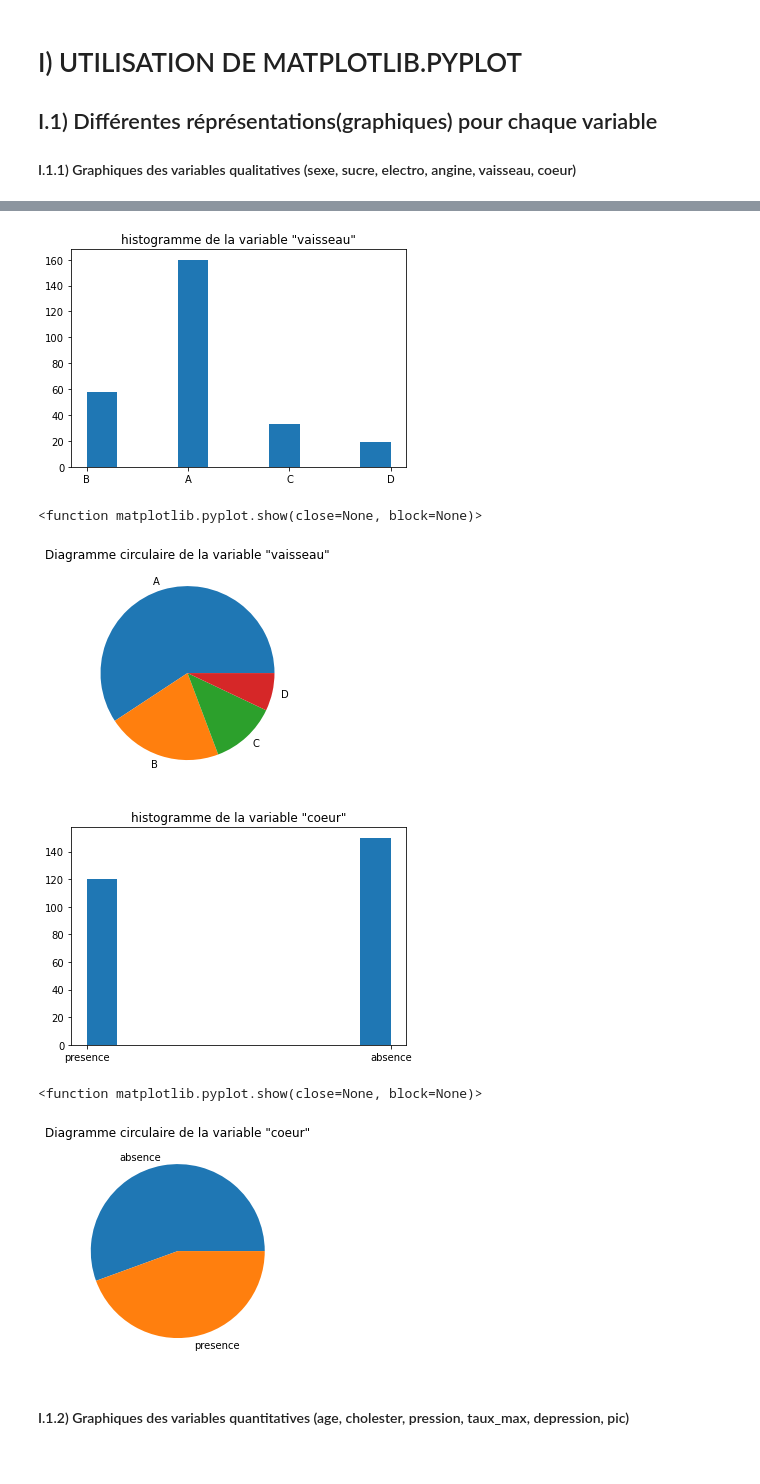
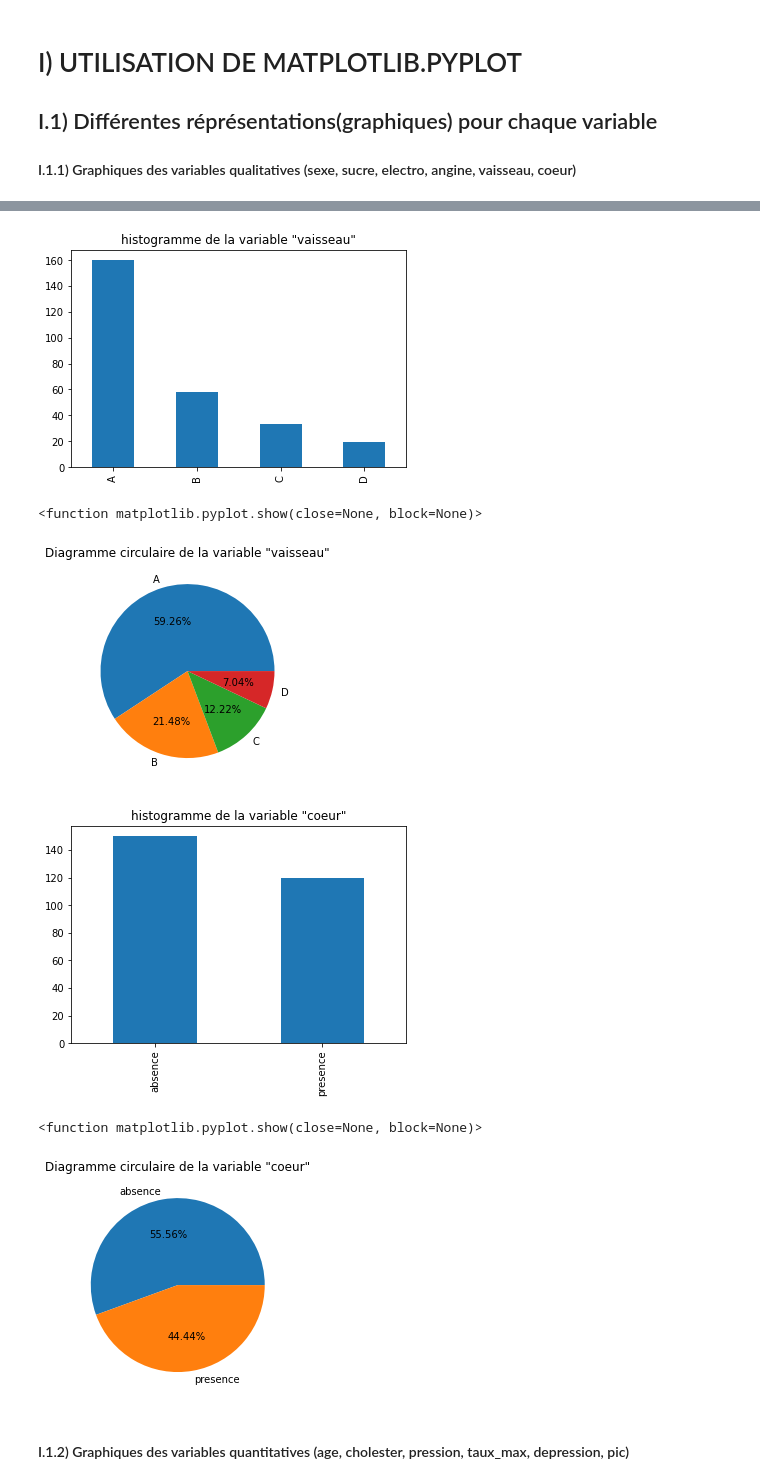
Before and after one commit to Donald1507/matplotlib-seaborn, a Jupyter notebook: Veille Matplotlib.pyplot .ipynb, the cells around one changed output, grey strips where cells are left out. Drawn from its saved outputs; the diff is of its cells as text; code cells hidden in the pictures.

```diff
--- a/Veille Matplotlib.pyplot .ipynb
+++ b/Veille Matplotlib.pyplot .ipynb
@@ -105,31 +105,31 @@ plt.show
 # %%
-plt.hist(data['vaisseau'])
+(data['vaisseau']).value_counts().plot.bar()
 plt.title('histogramme de la variable "vaisseau"')
 plt.show()
 
 eff_vaisseau = data['vaisseau'].value_counts()
 labels = eff_vaisseau.index
-plt.pie(eff_vaisseau, labels = labels)
+plt.pie(eff_vaisseau, autopct= "%1.2f%%", labels = labels)
 plt.title('Diagramme circulaire de la variable "vaisseau"')
 plt.show
 # %% [output]
-[figure, old version]
+[figure, new version]
 <function matplotlib.pyplot.show(close=None, block=None)>
-[figure, old version]
+[figure, new version]
 # %%
-plt.hist(data['coeur'])
+(data['coeur']).value_counts().plot.bar()
 plt.title('histogramme de la variable "coeur"')
 plt.show()
 
 eff_coeur = data['coeur'].value_counts()
 labels_coeur = eff_coeur.index
-plt.pie(eff_coeur, labels = labels_coeur)
+plt.pie(eff_coeur,autopct= "%1.2f%%", labels = labels_coeur)
 plt.title('Diagramme circulaire de la variable "coeur"')
 plt.show
 # %% [output]
-[figure, old version]
+[figure, new version]
 <function matplotlib.pyplot.show(close=None, block=None)>
-[figure, old version]
+[figure, new version]
 # %% [markdown]
 #### I.1.2) Graphiques des variables quantitatives (age, cholester, pression, taux_max, depression, pic)
 # %%
```
Also changed, not shown: parts of 44 cells of this notebook.
